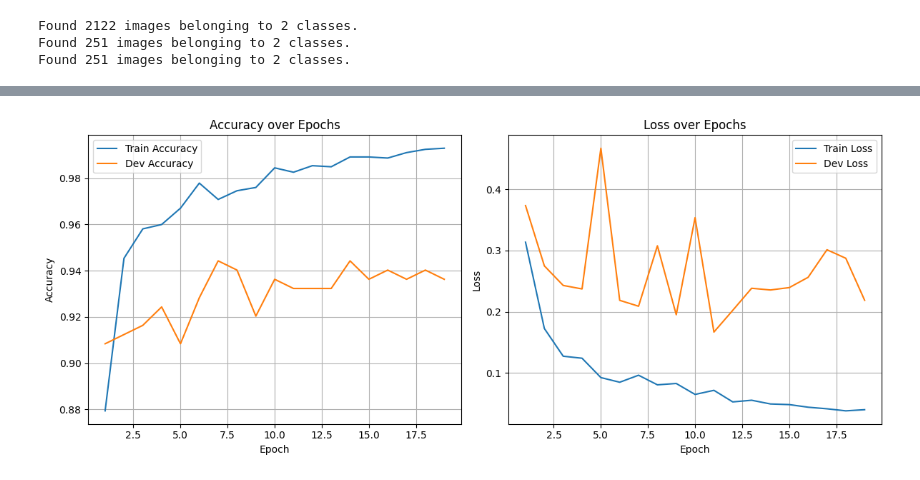
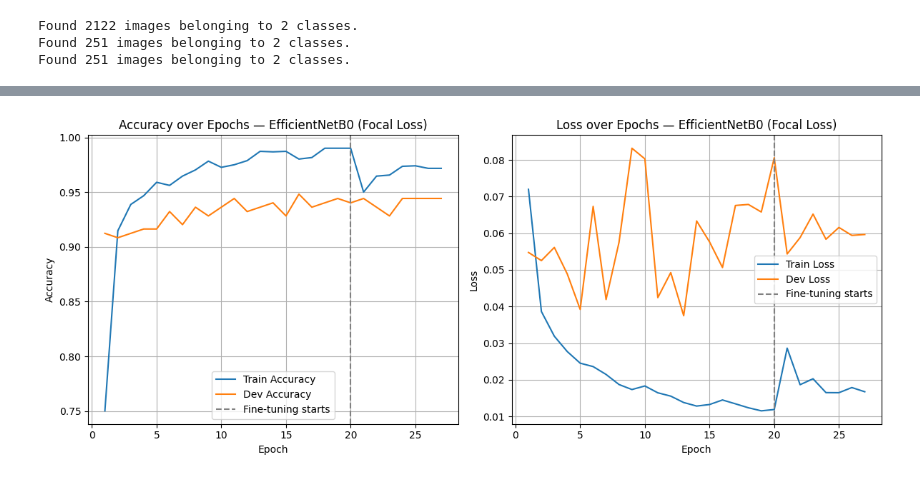
Before and after one commit to Ishany0/Liver-disease-detection-using-ultrasound-imaging, a Jupyter notebook: EfficientNetB0_and_cnn.ipynb, the cells around one changed output, grey strips where cells are left out. Cells and saved outputs as stored; diff of their text form; code cells hidden in the pictures.

```diff
--- a/EfficientNetB0_and_cnn.ipynb
+++ b/EfficientNetB0_and_cnn.ipynb
@@ -156,6 +119,3 @@ test_dataset = test_datagen.flow_from_directory(
 Found 2122 images belonging to 2 classes.
 Found 251 images belonging to 2 classes.
 Found 251 images belonging to 2 classes.
-# %%
-class_weight_dict = {0: 1.0, 1: 1.0}
-print(class_weight_dict)
@@ -257,15 +228,20 @@ Epoch 19/20
 # %%
 eff_base.trainable = True
-for layer in eff_base.layers[:-10]:
+for layer in eff_base.layers[:-20]:
     layer.trainable = False
 
 model.compile(
-    optimizer=tf.keras.optimizers.Adam(learning_rate=1e-5),
-    loss='binary_crossentropy',
+    optimizer=tf.keras.optimizers.Adam(learning_rate=1e-5,clipnorm=1.0),
+    loss=binary_focal_loss(gamma=2.0, alpha=0.75),
     metrics=['accuracy', Precision(name='precision'), Recall(name='recall'), AUC(name='auc')]
 )
 
-early_stop_ft = tf.keras.callbacks.EarlyStopping(monitor='val_loss', mode='min', patience=3, restore_best_weights=True)
-EPOCHS_PHASE2 = 10
-history_finetune= model.fit(train_dataset, epochs=EPOCHS_PHASE2, validation_data=dev_dataset , class_weight=class_weight_dict , callbacks=[Early_Stopping_Callback(), early_stop_ft, reduce_lr])
+early_stop_phase2 = tf.keras.callbacks.EarlyStopping(
+    monitor='val_auc', mode='max', patience=6, restore_best_weights=True
+)
+reduce_lr_phase2 = tf.keras.callbacks.ReduceLROnPlateau(
+    monitor='val_loss', mode='min', patience=5, factor=0.5, min_lr=1e-7
+)
+EPOCHS_PHASE2 = 15
+history_finetune= model.fit(train_dataset, epochs=EPOCHS_PHASE2, validation_data=dev_dataset , class_weight=class_weight_dict , callbacks=[early_stop_phase2, reduce_lr_phase2])
 # %% [output]
@@ -290,34 +262,27 @@ Epoch 9/10
 # %%
 import matplotlib.pyplot as plt
 
-acc = history.history['accuracy']
-val_acc = history.history['val_accuracy']
-loss = history.history['loss']
-val_loss = history.history['val_loss']
+
+acc = history.history['accuracy'] + history_finetune.history['accuracy']
+val_acc = history.history['val_accuracy'] + history_finetune.history['val_accuracy']
+loss = history.history['loss'] + history_finetune.history['loss']
+val_loss = history.history['val_loss'] + history_finetune.history['val_loss']
 epochs_range = range(1, len(acc) + 1)
+finetune_start = len(history.history['accuracy'])
 
 plt.figure(figsize=(12, 5))
-
 plt.subplot(1, 2, 1)
 plt.plot(epochs_range, acc, label='Train Accuracy')
 plt.plot(epochs_range, val_acc, label='Dev Accuracy')
-plt.title('Accuracy over Epochs')
-plt.xlabel('Epoch')
-plt.ylabel('Accuracy')
-plt.legend()
-plt.grid(True)
+plt.axvline(finetune_start, color='gray', linestyle='--', label='Fine-tuning starts')
+plt.title('Accuracy over Epochs — EfficientNetB0 (Focal Loss)'); plt.xlabel('Epoch'); plt.ylabel('Accuracy'); plt.legend(); plt.grid(True)
 
 plt.subplot(1, 2, 2)
 plt.plot(epochs_range, loss, label='Train Loss')
 plt.plot(epochs_range, val_loss, label='Dev Loss')
-plt.title('Loss over Epochs')
-plt.xlabel('Epoch')
-plt.ylabel('Loss')
-plt.legend()
-plt.grid(True)
-
-plt.tight_layout()
-plt.show()
+plt.axvline(finetune_start, color='gray', linestyle='--', label='Fine-tuning starts')
+plt.title('Loss over Epochs — EfficientNetB0 (Focal Loss)'); plt.xlabel('Epoch'); plt.ylabel('Loss'); plt.legend(); plt.grid(True)
+plt.tight_layout(); plt.show()
 # %% [output]
-[figure, old version]
+[figure, new version]
 # %%
```
Also changed, not shown: parts of 15 cells of this notebook.
